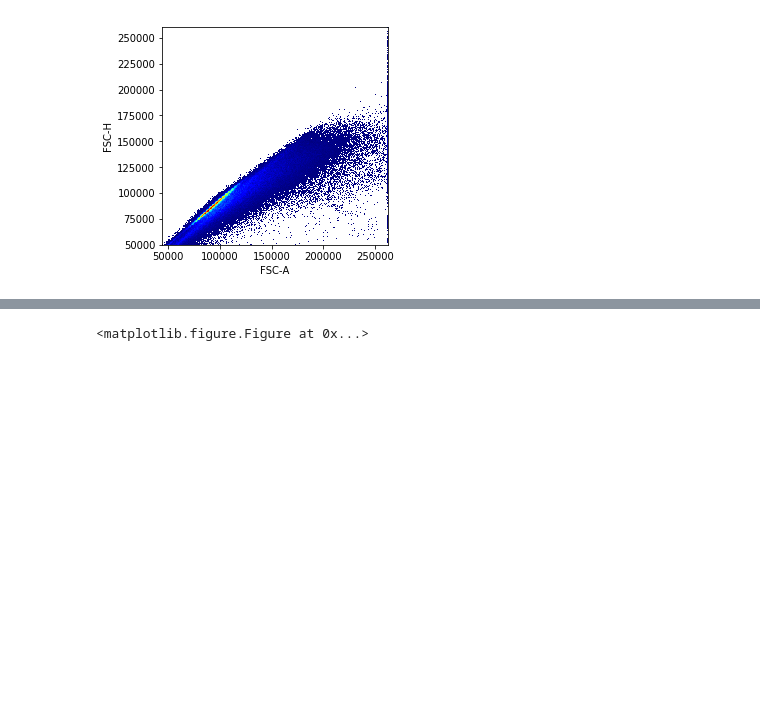
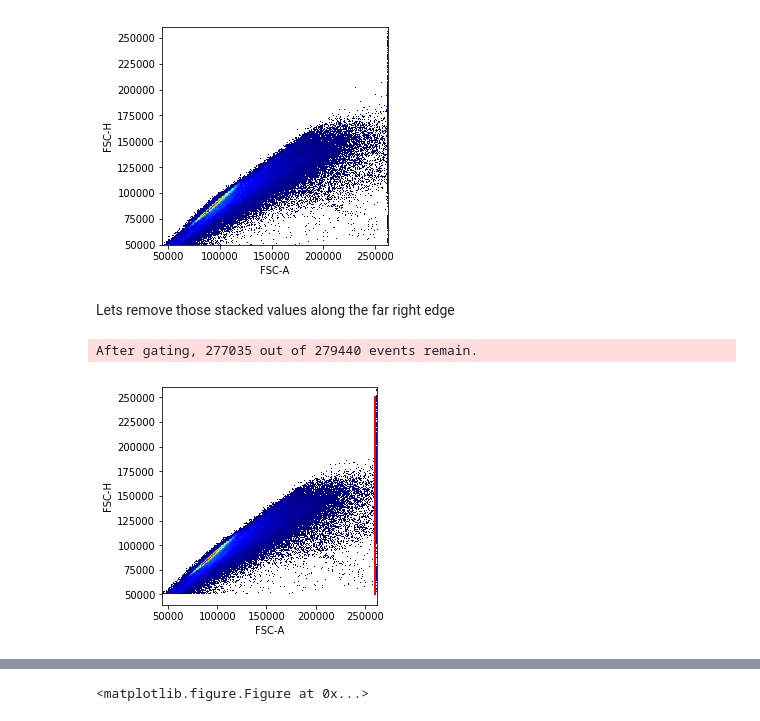
Before and after one commit to LudvigEk/aligater, a Jupyter notebook: pyAliGater_testing.ipynb, the cells around one changed output, grey strips where cells are left out. Saved outputs shown, nothing was run; the diff lists cells and outputs as text; code cells hidden in the pictures; blank space fills up the shorter version.

```diff
--- a/pyAliGater_testing.ipynb
+++ b/pyAliGater_testing.ipynb
@@ -19,5 +17,11 @@ fig, ax = ag.plotHeatmap(fcsDF,"FSC-A", "FSC-H")
 # %% [output]
 <matplotlib.figure.Figure at 0x...>
 [figure]
+# %% [markdown]
+Lets remove those stacked values along the far right edge
 # %%
 no_clutter=ag.gateThreshold(fcsDF,"FSC-A",thresh=260000,population="lower")
+ag.addLine(fig,ax,[260000,50000],[260000,250000])
+# %% [output]
+After gating, 277035 out of 279440 events remain.
+[figure, added]
```
Also changed, not shown: parts of 27 cells of this notebook, 4 other files.
